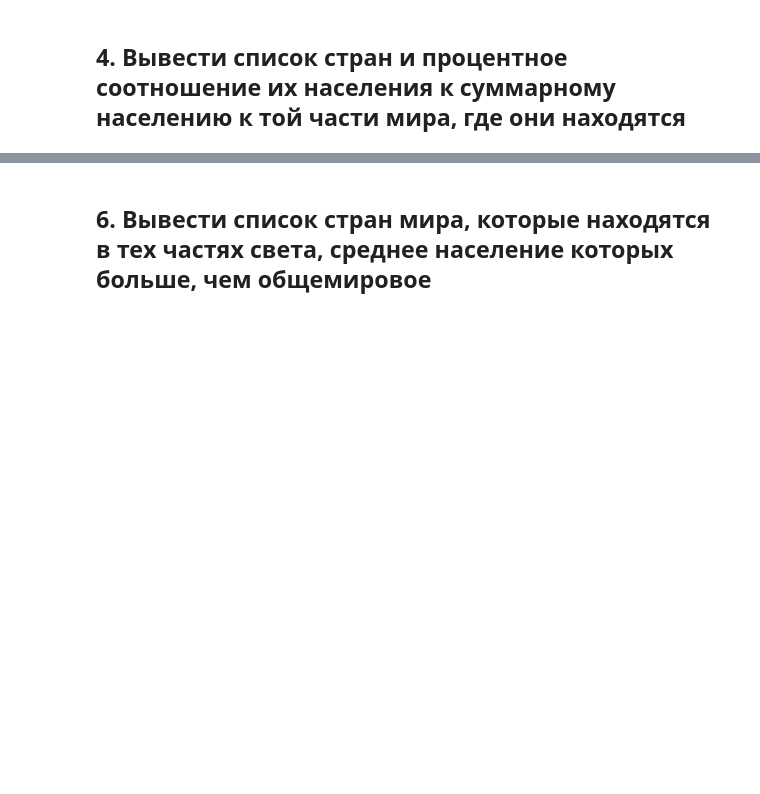
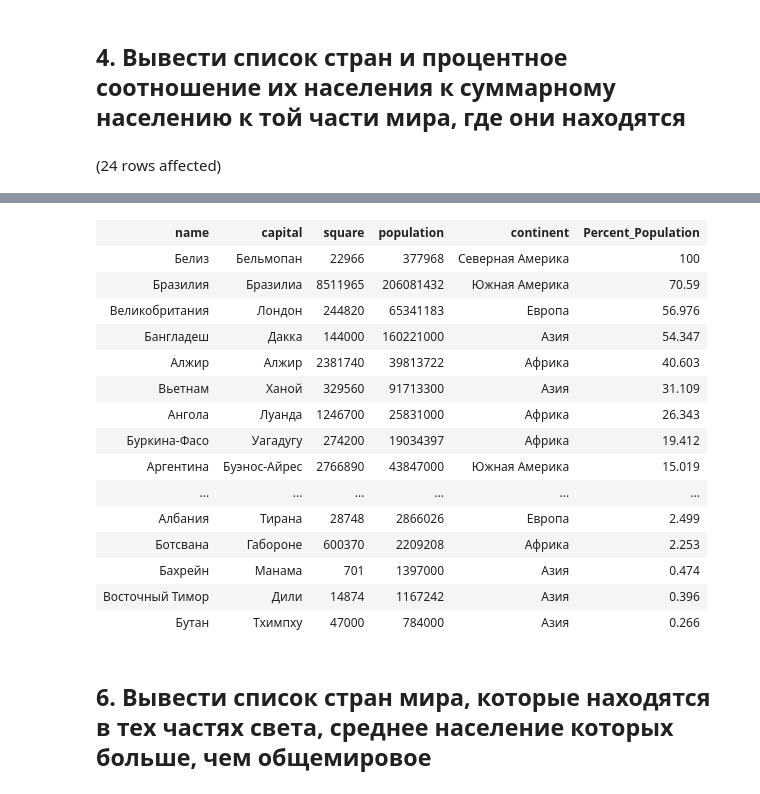
Before and after one commit to petrik33/BSU-Data-Engineering, a Jupyter notebook: 9. Unions, Sub-Selection/Notebook2.ipynb, the cells around one changed output, grey strips where cells are left out. Cells and saved outputs as stored; diff of their text form; code cells hidden in the pictures; blank space fills up the shorter version.

```diff
--- a/9. Unions, Sub-Selection/Notebook2.ipynb
+++ b/9. Unions, Sub-Selection/Notebook2.ipynb
@@ -82,12 +109,17 @@ select
 	capital,
 	square,
 	population,
-	continent
+	continent,
+	round(cast(population as float) * 100 /
+	(
+	select
+		sum(population)
+	from
+		Countries B
+	where A.continent = B.continent
+	),3) as Percent_Population
 from
-	Countries
-where
-	population >
-	(
-	select avg(population)
-	from Countries
-	)
+	Countries A
+order by Percent_Population desc
+# %% [output]
+(24 rows affected)
@@ -94,3 +127,19 @@ where
+| name | capital | square | population | continent | Percent_Population |
+| Белиз | Бельмопан | 22966 | 377968 | Северная Америка | 100 |
+| Бразилия | Бразилиа | 8511965 | 206081432 | Южная Америка | 70.59 |
+| Великобритания | Лондон | 244820 | 65341183 | Европа | 56.976 |
+| Бангладеш | Дакка | 144000 | 160221000 | Азия | 54.347 |
+| Алжир | Алжир | 2381740 | 39813722 | Африка | 40.603 |
+| Вьетнам | Ханой | 329560 | 91713300 | Азия | 31.109 |
+| Ангола | Луанда | 1246700 | 25831000 | Африка | 26.343 |
+| Буркина-Фасо | Уагадугу | 274200 | 19034397 | Африка | 19.412 |
+| Аргентина | Буэнос-Айрес | 2766890 | 43847000 | Южная Америка | 15.019 |
+| ... | ... | ... | ... | ... | ... |
+| Албания | Тирана | 28748 | 2866026 | Европа | 2.499 |
+| Ботсвана | Габороне | 600370 | 2209208 | Африка | 2.253 |
+| Бахрейн | Манама | 701 | 1397000 | Азия | 0.474 |
+| Восточный Тимор | Дили | 14874 | 1167242 | Азия | 0.396 |
+| Бутан | Тхимпху | 47000 | 784000 | Азия | 0.266 |
 # %% [markdown]
 ## 6. Вывести список стран мира, которые находятся в тех частях света, среднее население которых больше, чем общемировое
 # %%
```
Also changed, not shown: parts of 12 cells of this notebook.
